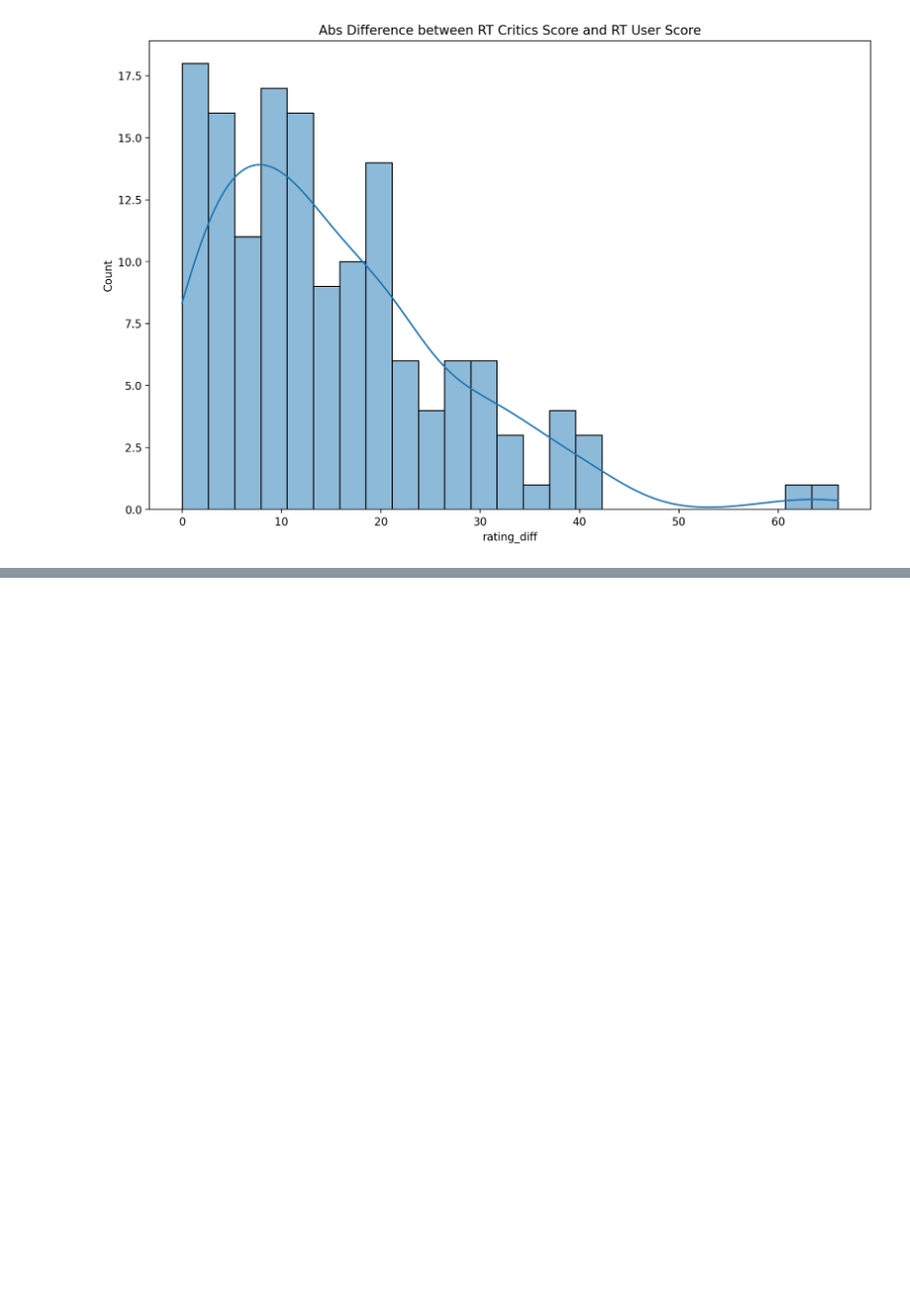
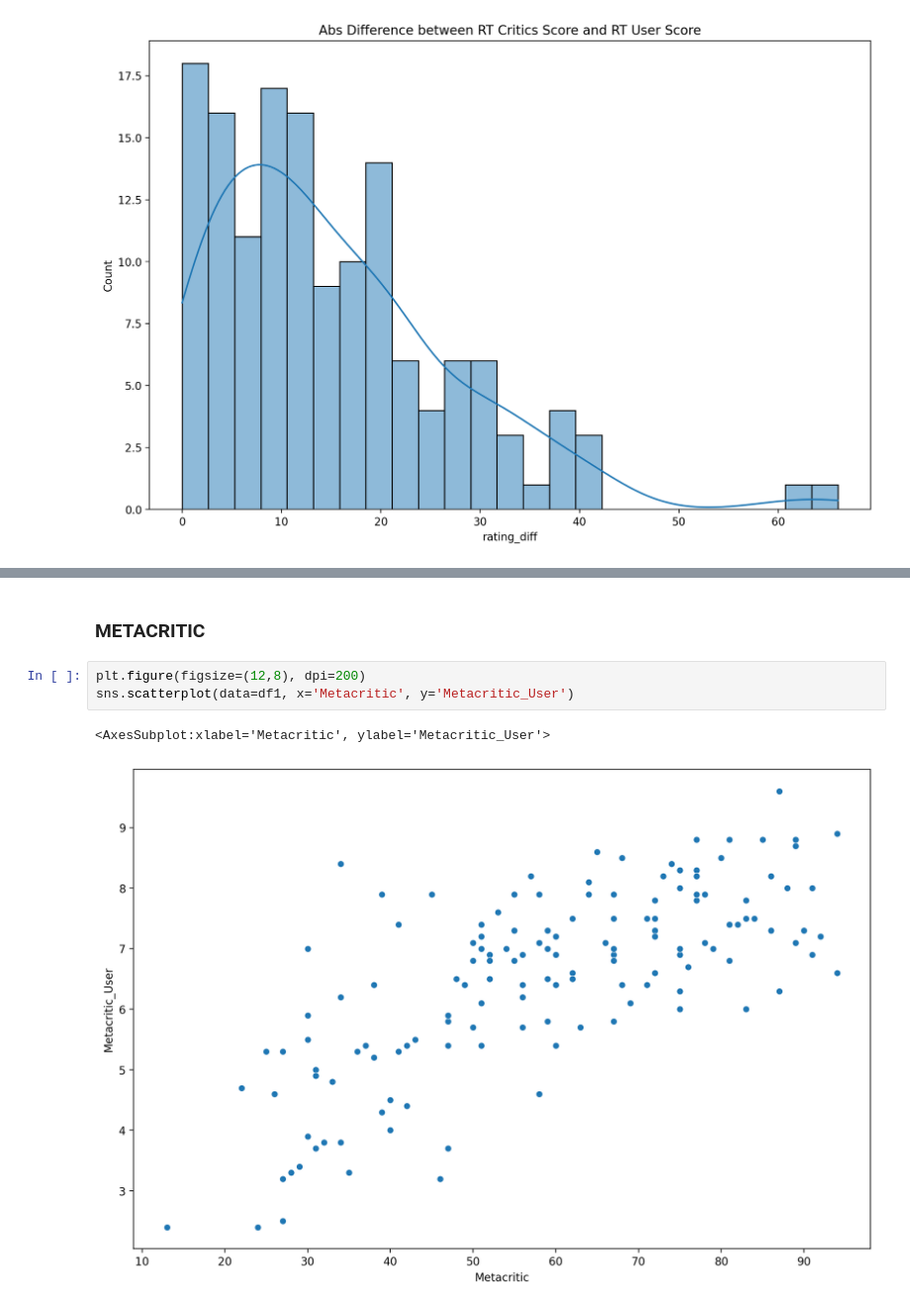
Before and after one commit to NabeelGhazali/Data-Analysis-Projects, a Jupyter notebook: Data Analysis on Fake Movie Ratings/Data Analysis on Movie Ratings.ipynb, the cells around one changed output, grey strips where cells are left out. Shown at 99% size. Drawn from its saved outputs; the diff is of its cells as text; blank space fills up the shorter version.

```diff
--- a/Data Analysis on Fake Movie Ratings/Data Analysis on Movie Ratings.ipynb
+++ b/Data Analysis on Fake Movie Ratings/Data Analysis on Movie Ratings.ipynb
@@ -316,0 +300,8 @@ Text(0.5, 1.0, 'Abs Difference between RT Critics Score and RT User Score')
+# %% [markdown]
+### METACRITIC
+# %%
+plt.figure(figsize=(12,8), dpi=200)
+sns.scatterplot(data=df1, x='Metacritic', y='Metacritic_User')
+# %% [output]
+<AxesSubplot:xlabel='Metacritic', ylabel='Metacritic_User'>
+[figure, added]
```
Also changed, not shown: parts of 16 cells of this notebook.
